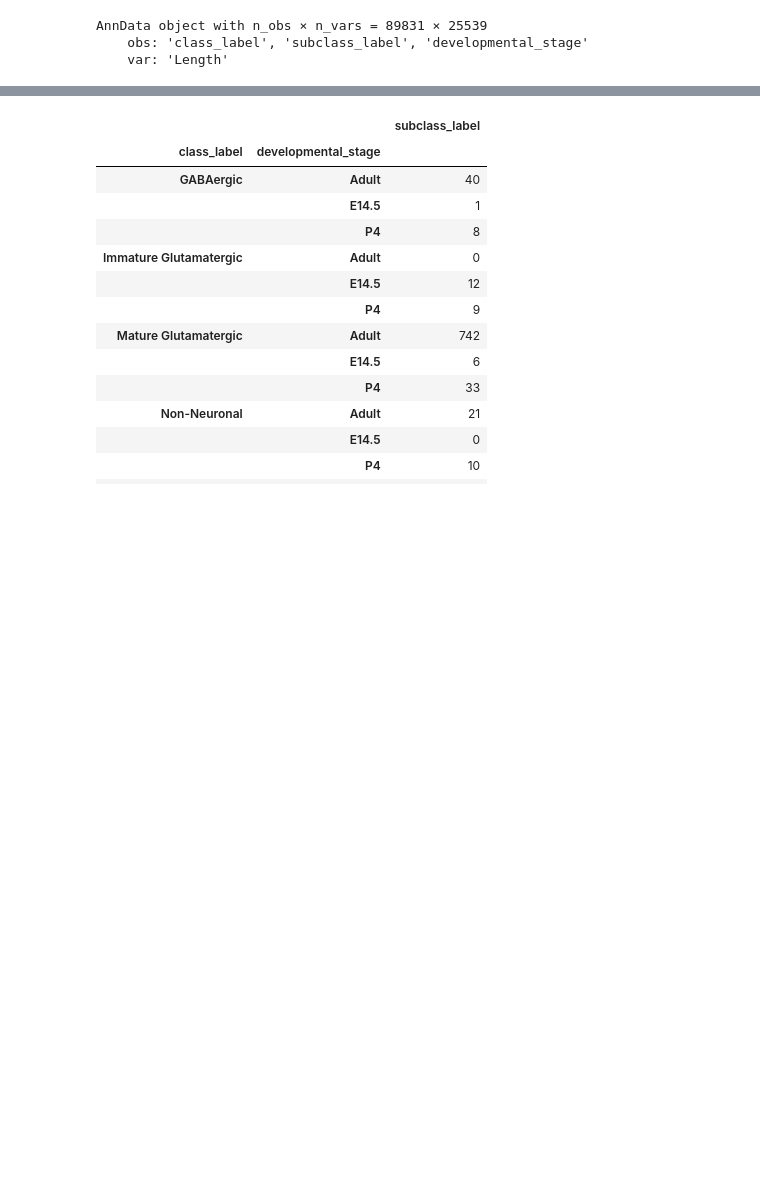
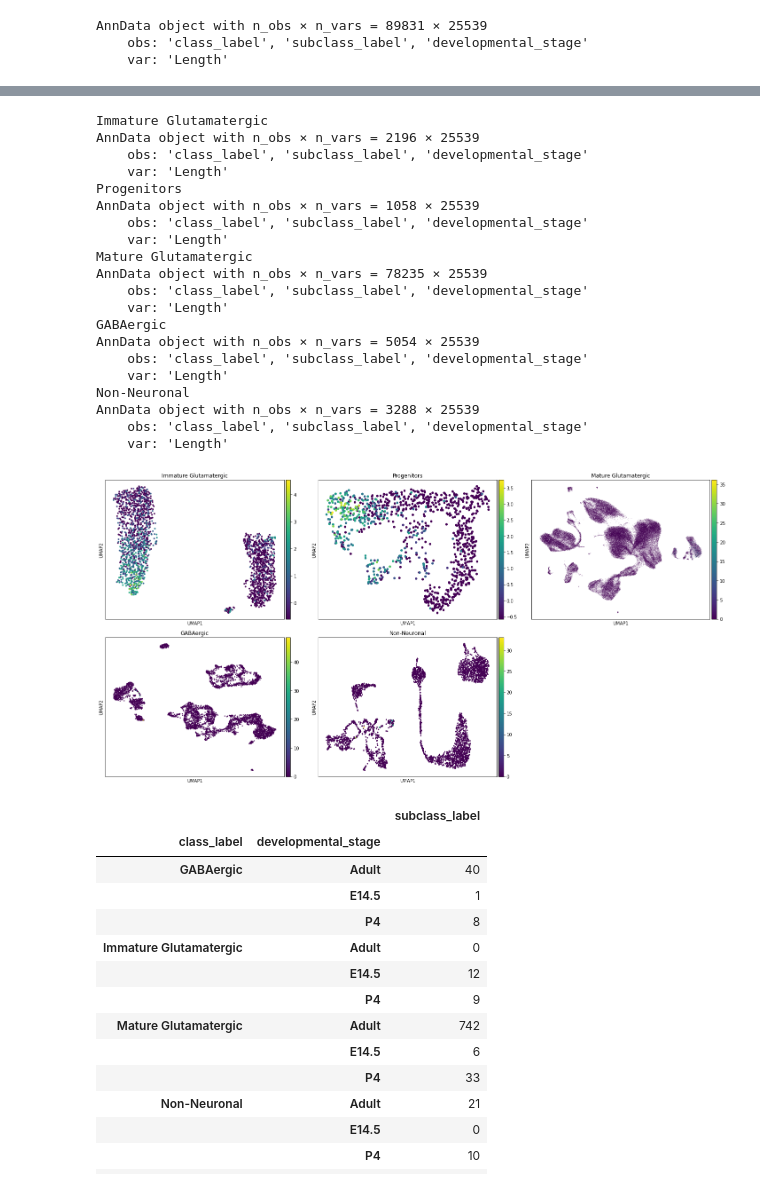
Before and after one commit to menchelab/novarinocollab, a Jupyter notebook: notebooks/compass_preparation.ipynb, the cells around one changed output, grey strips where cells are left out. Saved outputs shown, nothing was run; the diff lists cells and outputs as text; code cells hidden in the pictures; blank space fills up the shorter version.

```diff
--- a/notebooks/compass_preparation.ipynb
+++ b/notebooks/compass_preparation.ipynb
@@ -467,3 +472,65 @@ AnnData object with n_obs × n_vars = 3288 × 26589
+# %%
+fig, axs = plt.subplots(2, 3)
+axs = axs.reshape(6)
+axs[-1].remove()
+axs = axs[:-1]
+
+for cell_type, ax in zip(adata.obs.class_label.unique(), axs):
+    tmp = adata[adata.obs.class_label == cell_type, :].copy()
+    print(cell_type)
+    print(tmp)
+    tmp.layers['counts'] = tmp.X.copy()
+    sc.pp.normalize_total(tmp)
+    sc.pp.log1p(tmp)
+    sc.pp.scale(tmp)
+    sc.pp.highly_variable_genes(
+        tmp,
+        n_top_genes=2000,
+        layer = 'counts',
+        flavor = 'seurat_v3',
+    )
+    sc.pp.pca(
+        tmp,
+        n_comps = 40,
+        svd_solver = 'arpack',
+        use_highly_variable = True,
+    )
+    sc.pp.neighbors(tmp)
+    sc.tl.umap(tmp)
+    import matplotlib.pyplot as plt
+    sc.pl.umap(
+        tmp,
+        color = 'Neurod1',
+        show = False,
+        ax = ax
+    )
+    ax.set_title(cell_type)
+
+fig.set_figwidth(20)
+fig.set_figheight(10)
+fig.tight_layout()
+# %% [output]
+Immature Glutamatergic
+AnnData object with n_obs × n_vars = 2196 × 25539
+    obs: 'class_label', 'subclass_label', 'developmental_stage'
+    var: 'Length'
+Progenitors
+AnnData object with n_obs × n_vars = 1058 × 25539
+    obs: 'class_label', 'subclass_label', 'developmental_stage'
+    var: 'Length'
+Mature Glutamatergic
+AnnData object with n_obs × n_vars = 78235 × 25539
+    obs: 'class_label', 'subclass_label', 'developmental_stage'
+    var: 'Length'
+GABAergic
+AnnData object with n_obs × n_vars = 5054 × 25539
+    obs: 'class_label', 'subclass_label', 'developmental_stage'
+    var: 'Length'
+Non-Neuronal
+AnnData object with n_obs × n_vars = 3288 × 25539
+    obs: 'class_label', 'subclass_label', 'developmental_stage'
+    var: 'Length'
+[figure, added]
 # %%
 for devstage in adata.obs.developmental_stage.unique():
     for cell_type in adata.obs.loc[adata.obs.developmental_stage == devstage, 'class_label'].unique():
```
Also changed, not shown: parts of 1 cell of this notebook, 1 other file.
